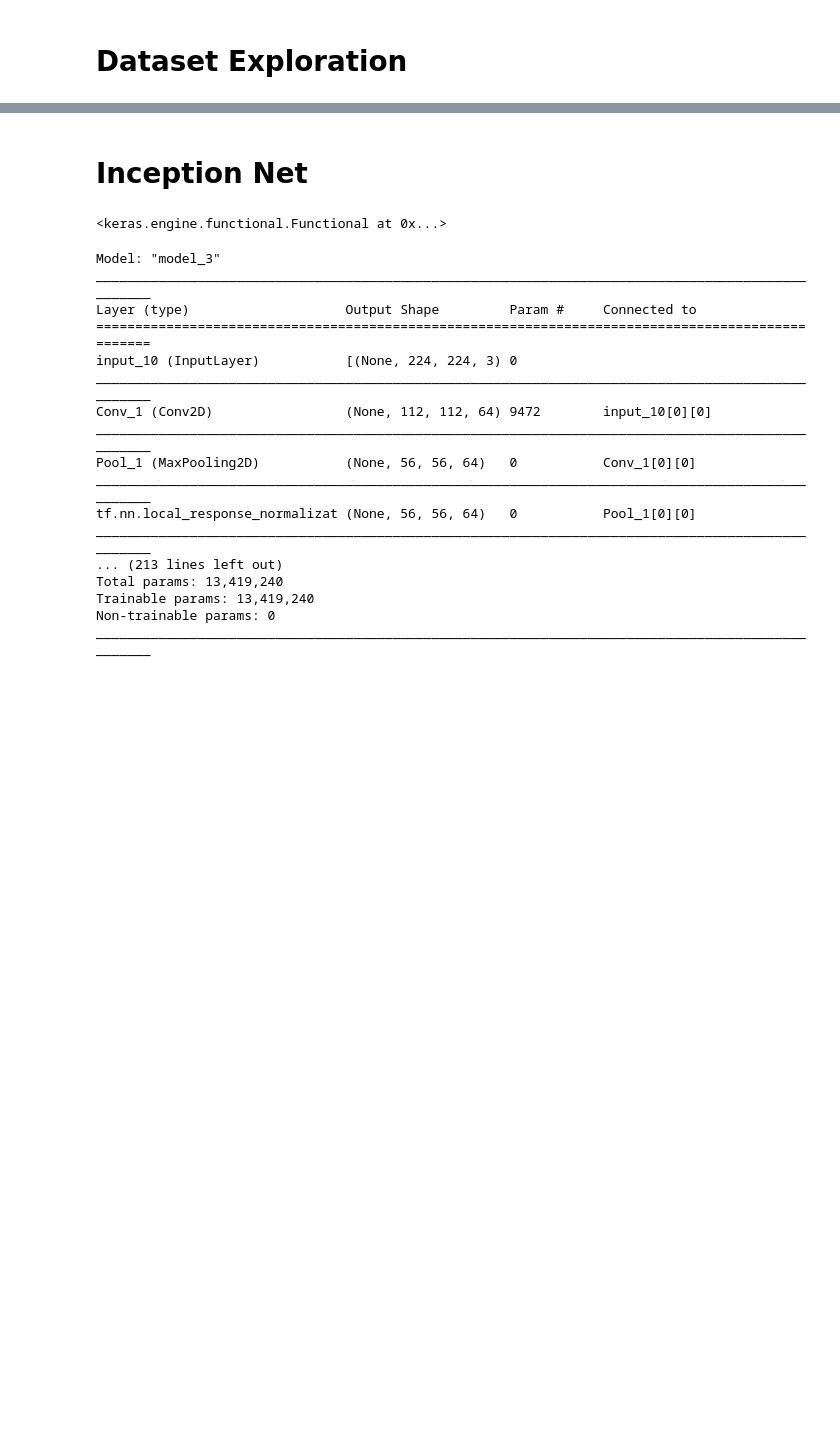
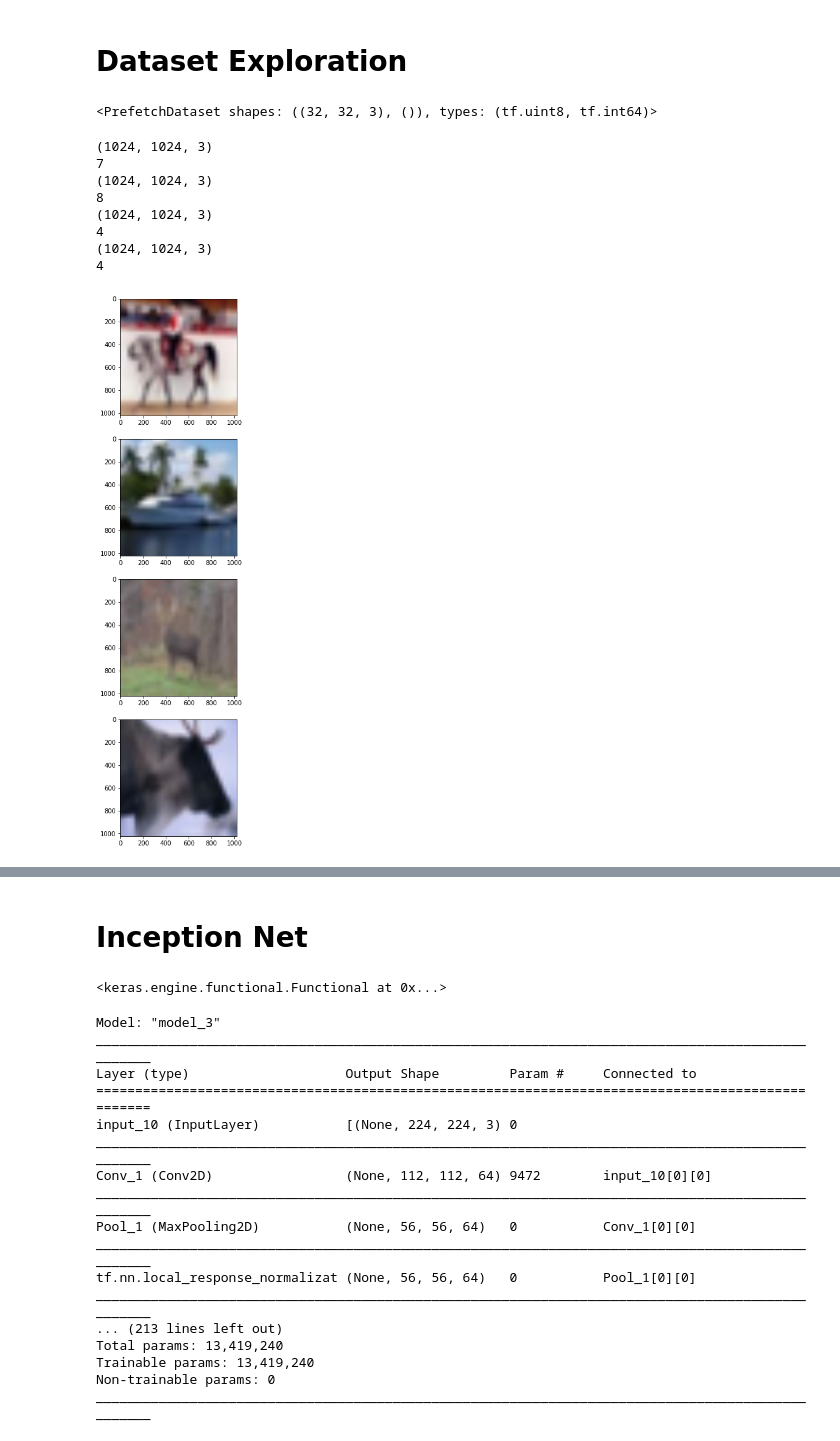
Before and after one commit to Aadit3003/GoogLeNet-implementation, a Jupyter notebook: InceptionNet.ipynb, the cells around one changed output, grey strips where cells are left out. Drawn from its saved outputs; the diff is of its cells as text; code cells hidden in the pictures; blank space fills up the shorter version.

Commit message:
cifar dataset

```diff
--- a/InceptionNet.ipynb
+++ b/InceptionNet.ipynb
@@ -14,9 +14,33 @@ import matplotlib.pyplot as plt
 # %% [markdown]
 # Dataset Exploration
 # %%
-ds = tfds.load("imagenet_v2", split = 'test')
-assert isinstance(ds, tf.data.Dataset)
-print(ds)
+train_ds, test_ds = tfds.load("cifar10", split = ['train','test'], as_supervised= True)
+assert isinstance(train_ds, tf.data.Dataset)
+print(train_ds)
+# %% [output]
+<PrefetchDataset shapes: ((32, 32, 3), ()), types: (tf.uint8, tf.int64)>
+# %%
+n = 4
+fig, axs = plt.subplots(n, 1, figsize = (4, 4*n))
+ds = train_ds.take(n)
+i=0
+for image, label in ds:
+  image = tf.image.resize(image, [224,224])
+  image = image/255.0
+  print(image.shape)
+  axs[i].imshow(image)
+  print(label.numpy())
+  i = i+1
+# %% [output]
+(1024, 1024, 3)
+7
+(1024, 1024, 3)
+8
+(1024, 1024, 3)
+4
+(1024, 1024, 3)
+4
+[figure, added]
 # %%
 n = 4
 fig, axs = plt.subplots(n, 1, figsize = (4, 4*n))
```
Also changed, not shown: parts of 1 cell of this notebook.
